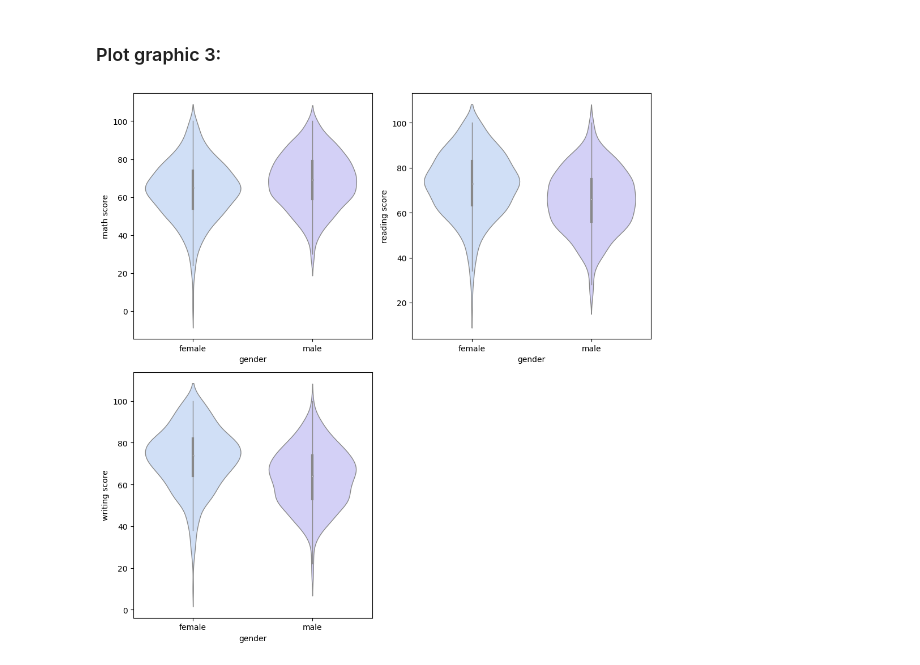
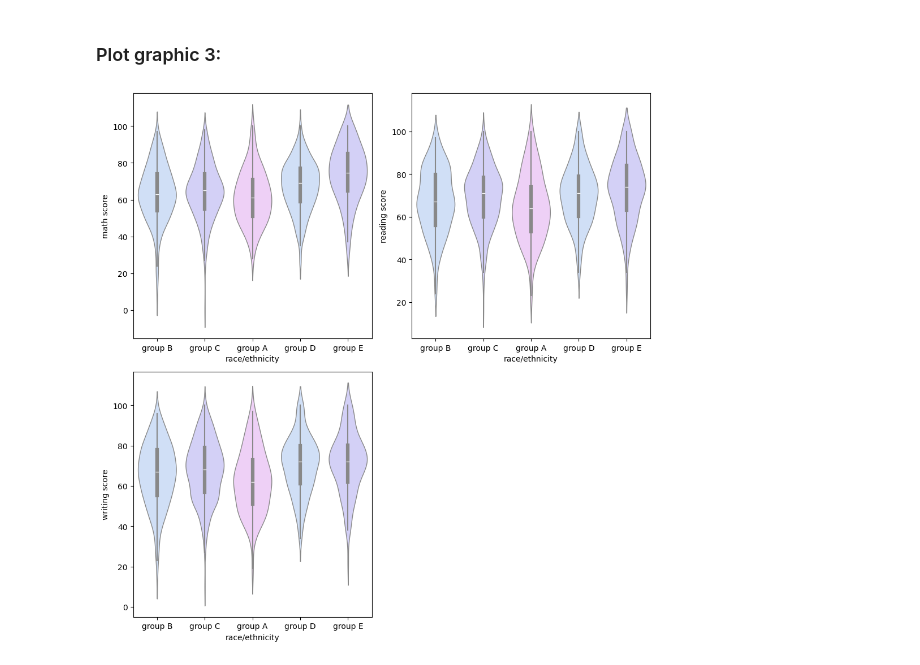
Before and after one commit to KovalevaaDaria/Yapp_on_Python_2_course, a Jupyter notebook: main_file.ipynb, the cells around one changed output. Saved outputs shown, nothing was run; the diff lists cells and outputs as text; code cells hidden in the pictures.

```diff
--- a/main_file.ipynb
+++ b/main_file.ipynb
@@ -12,7 +16,19 @@ warnings.filterwarnings('ignore')
 # %%
-ships_data = pd.read_csv('/Users/daria/Documents/Бауманка предметы/2 курс/3 семестр/ЯПП/Python/lab_2_py/Cleaned_ships_data.csv')
-iris_data = pd.read_csv('/Users/daria/Downloads/IRIS.csv')
-students_perfomance_data = pd.read_csv('/Users/daria/Downloads/StudentsPerformance.csv')
+ships_data = pd.read_csv(FILE_NAME_1)
+iris_data = pd.read_csv(FILE_NAME_2)
+students_perfomance_data = pd.read_csv(FILE_NAME_3)
+# %%
+def check_file(file_path):
+    if not file_path.endswith('.csv'):
+        print('\nThe file has a different extension (not ".csv")!')
+        return False
+    elif os.path.getsize(file_path) == 0:
+        print('\nThere is no data in the file; it is empty!')
+        return False
+    elif not os.path.exists(file_path):
+        print('\nThe file does not exist!')
+        return False
+    return True
 # %% [markdown]
 ## Task 1:
 # %% [markdown]
@@ -130,17 +183,20 @@ plt.show()
 # %% [markdown]
 ### Plot graphic 3:
 # %%
-custom_palette = ["#CADEFC", "#CECAFC", "#F2CAFC"]
-plt.figure(figsize=(10, 10))
-plt.subplot(2, 2, 1)
-sb.violinplot(students_perfomance_data, x="gender", y="math score", linewidth=1, palette=custom_palette)
-plt.tight_layout()
-plt.subplot(2, 2, 2)
-sb.violinplot(students_perfomance_data, x="gender", y="reading score", linewidth=1, palette=custom_palette)
-plt.subplot(2, 2, 3)
-sb.violinplot(students_perfomance_data, x="gender", y="writing score", linewidth=1, palette=custom_palette)
-plt.tight_layout()
-plt.show()
+if not(check_file(FILE_NAME_3)):
+    print('Error with file!')
+else:
+    custom_palette = ["#CADEFC", "#CECAFC", "#F2CAFC"]
+    plt.figure(figsize=(10, 10))
+    plt.subplot(2, 2, 1)
+    sb.violinplot(students_perfomance_data, x="race/ethnicity", y="math score", linewidth=1, palette=custom_palette)
+    plt.tight_layout()
+    plt.subplot(2, 2, 2)
+    sb.violinplot(students_perfomance_data, x="race/ethnicity", y="reading score", linewidth=1, palette=custom_palette)
+    plt.subplot(2, 2, 3)
+    sb.violinplot(students_perfomance_data, x="race/ethnicity", y="writing score", linewidth=1, palette=custom_palette)
+    plt.tight_layout()
+    plt.show()
 # %% [output]
-[figure, old version]
+[figure, new version]
 # %% [markdown]
```
Also changed, not shown: parts of 13 cells of this notebook.
